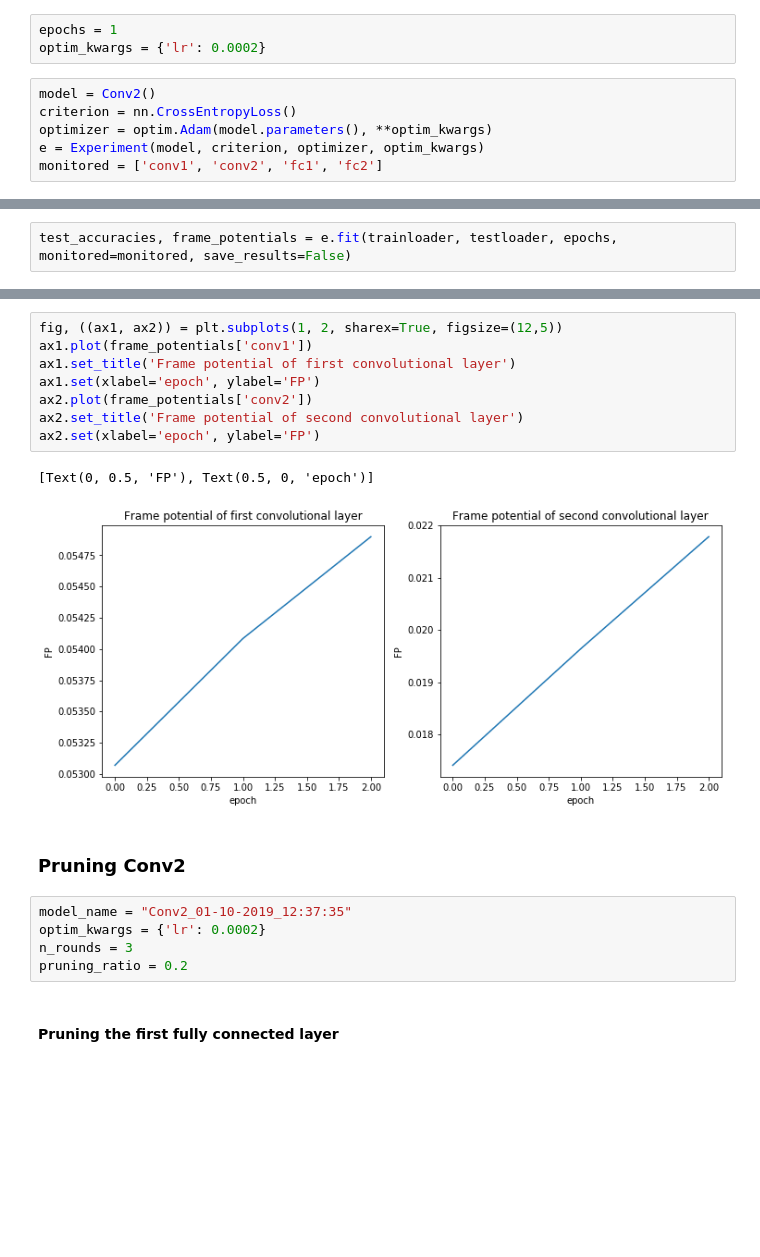
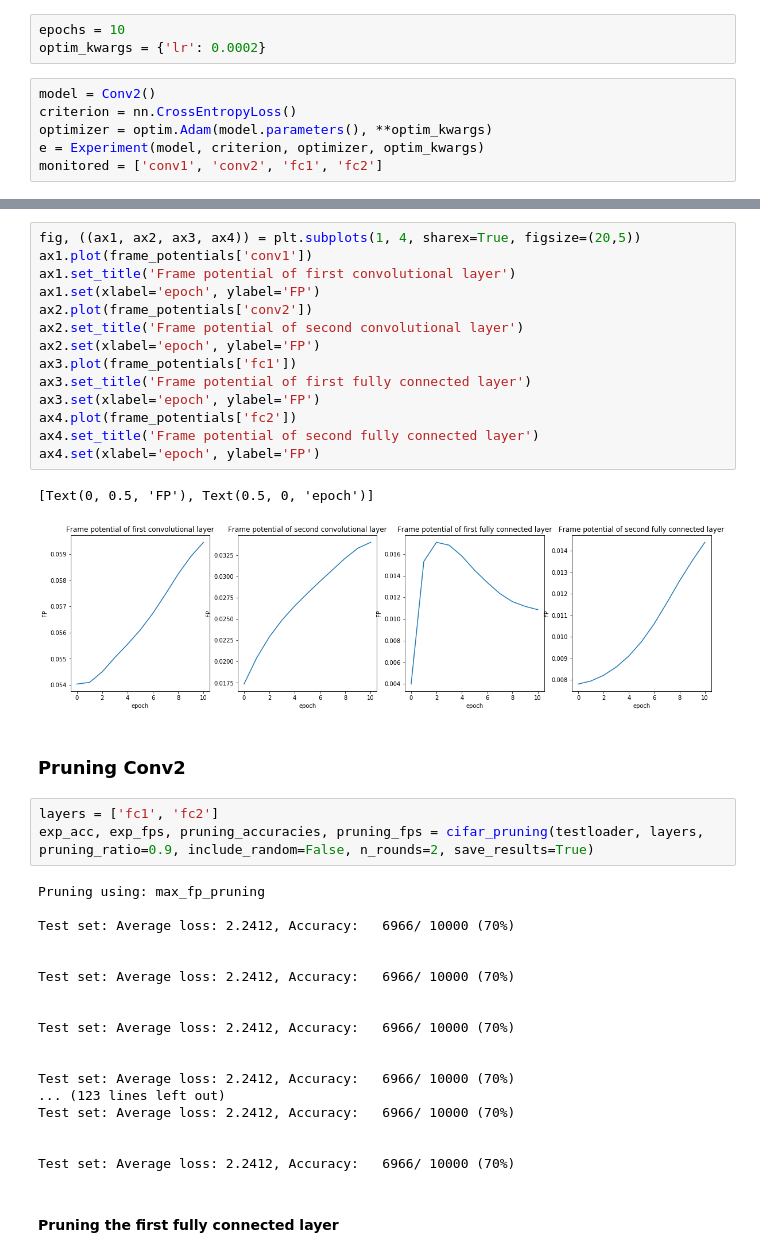
Before and after one commit to jheitmann/Neural-net-pruning, a Jupyter notebook: frame_potential.ipynb, the cells around one changed output, grey strips where cells are left out. Drawn from its saved outputs; the diff is of its cells as text; blank space fills up the shorter version.

```diff
--- a/frame_potential.ipynb
+++ b/frame_potential.ipynb
@@ -335,7 +356,7 @@ Files already downloaded and verified
 # %% [markdown]
 ### Training the model
 # %%
-epochs = 1
+epochs = 10
 optim_kwargs = {'lr': 0.0002}
 # %%
 model = Conv2()
@@ -361,2 +386,0 @@ Test set: Average loss: 1.1910, Accuracy:   5845/ 10000 (58%)
-# %%
-test_accuracies, frame_potentials = e.fit(trainloader, testloader, epochs, monitored=monitored, save_results=False)
@@ -381,20 +387,42 @@ Test set: Average loss: 1.0392, Accuracy:   6364/ 10000 (64%)
 # %%
-fig, ((ax1, ax2)) = plt.subplots(1, 2, sharex=True, figsize=(12,5))
+fig, ((ax1, ax2, ax3, ax4)) = plt.subplots(1, 4, sharex=True, figsize=(20,5))
 ax1.plot(frame_potentials['conv1'])
 ax1.set_title('Frame potential of first convolutional layer')
 ax1.set(xlabel='epoch', ylabel='FP')
 ax2.plot(frame_potentials['conv2'])
 ax2.set_title('Frame potential of second convolutional layer')
 ax2.set(xlabel='epoch', ylabel='FP')
+ax3.plot(frame_potentials['fc1'])
+ax3.set_title('Frame potential of first fully connected layer')
+ax3.set(xlabel='epoch', ylabel='FP')
+ax4.plot(frame_potentials['fc2'])
+ax4.set_title('Frame potential of second fully connected layer')
+ax4.set(xlabel='epoch', ylabel='FP')
 # %% [output]
 [Text(0, 0.5, 'FP'), Text(0.5, 0, 'epoch')]
-[figure, old version]
+[figure, new version]
 # %% [markdown]
 ### Pruning Conv2
-# %%
-model_name = "Conv2_01-10-2019_12:37:35"
-optim_kwargs = {'lr': 0.0002}
-n_rounds = 3
-pruning_ratio = 0.2
+# %%
+layers = ['fc1', 'fc2']
+exp_acc, exp_fps, pruning_accuracies, pruning_fps = cifar_pruning(testloader, layers, pruning_ratio=0.9, include_random=False, n_rounds=2, save_results=True)
+# %% [output]
+Pruning using: max_fp_pruning
+
+Test set: Average loss: 2.2412, Accuracy:   6966/ 10000 (70%)
+
+
+Test set: Average loss: 2.2412, Accuracy:   6966/ 10000 (70%)
+
+
+Test set: Average loss: 2.2412, Accuracy:   6966/ 10000 (70%)
+
+
+Test set: Average loss: 2.2412, Accuracy:   6966/ 10000 (70%)
+... (123 lines left out)
+Test set: Average loss: 2.2412, Accuracy:   6966/ 10000 (70%)
+
+
+Test set: Average loss: 2.2412, Accuracy:   6966/ 10000 (70%)
 # %% [markdown]
 #### Pruning the first fully connected layer
```
Also changed, not shown: parts of 42 cells of this notebook, 7 other files.
